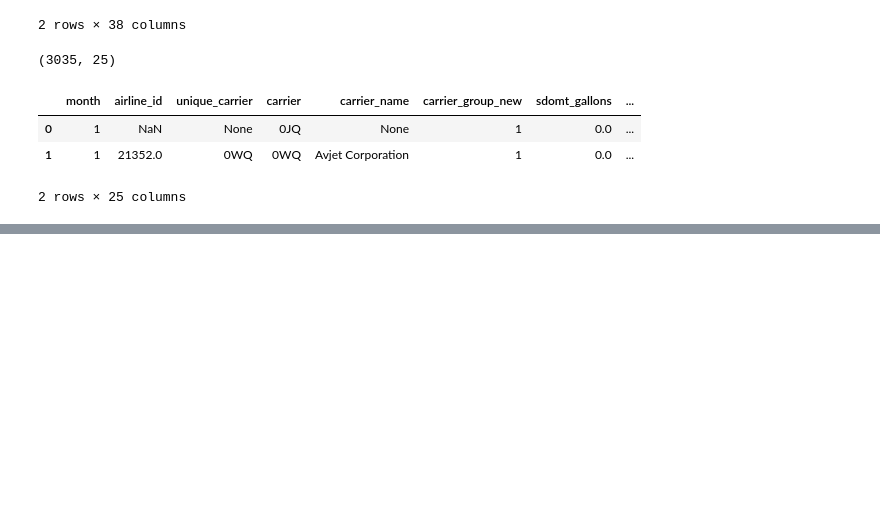
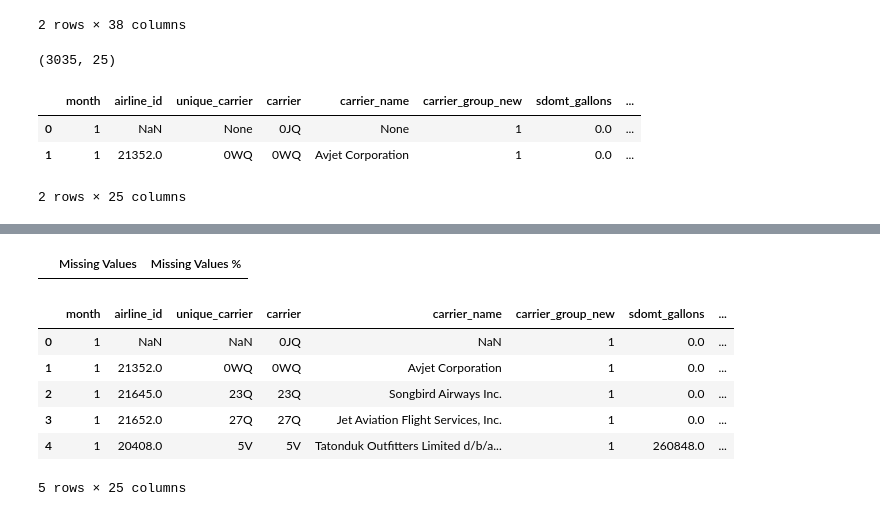
Before and after one commit to yusrialsanaani/Midterm_Project, a Jupyter notebook: 1_DataPreparation .ipynb, the cells around one changed output, grey strips where cells are left out. Drawn from its saved outputs; the diff is of its cells as text; code cells hidden in the pictures; blank space fills up the shorter version.

```diff
--- a/1_DataPreparation .ipynb
+++ b/1_DataPreparation .ipynb
@@ -85,0 +217,4 @@ fuel_data.to_csv("Data/fuel_data.csv", index=False)
+# %%
+missing_values(flights)
+# %% [output]
+|  | Missing Values | Missing Values % |
@@ -85,0 +223,12 @@ fuel_data.to_csv("Data/fuel_data.csv", index=False)
+# %%
+fuel = pd.read_csv("Data/fuel_data.csv")
+# %%
+fuel.head()
+# %% [output]
+|  | month | airline_id | unique_carrier | carrier | carrier_name | carrier_group_new | sdomt_gallons | ... |
+| 0 | 1 | NaN | NaN | 0JQ | NaN | 1 | 0.0 | ... |
+| 1 | 1 | 21352.0 | 0WQ | 0WQ | Avjet Corporation | 1 | 0.0 | ... |
+| 2 | 1 | 21645.0 | 23Q | 23Q | Songbird Airways Inc. | 1 | 0.0 | ... |
+| 3 | 1 | 21652.0 | 27Q | 27Q | Jet Aviation Flight Services, Inc. | 1 | 0.0 | ... |
+| 4 | 1 | 20408.0 | 5V | 5V | Tatonduk Outfitters Limited d/b/a... | 1 | 260848.0 | ... |
+5 rows × 25 columns
```
Also changed, not shown: parts of 23 cells of this notebook, 2 other files.
